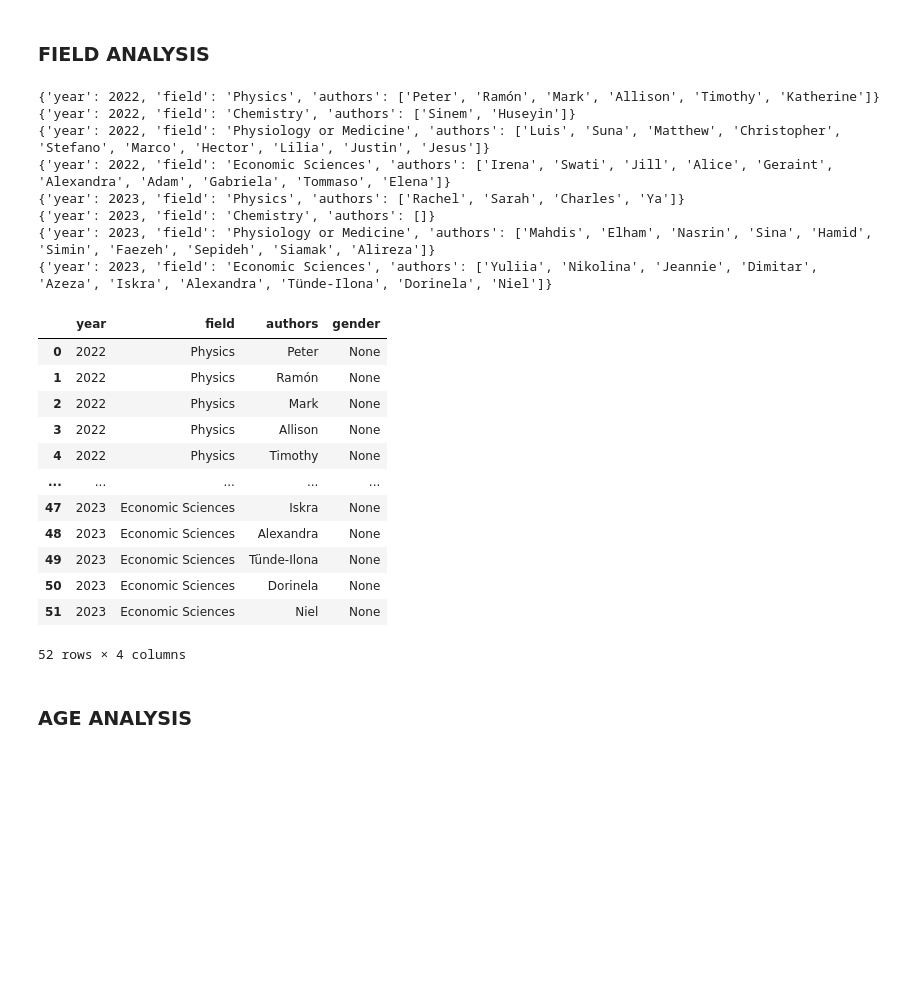
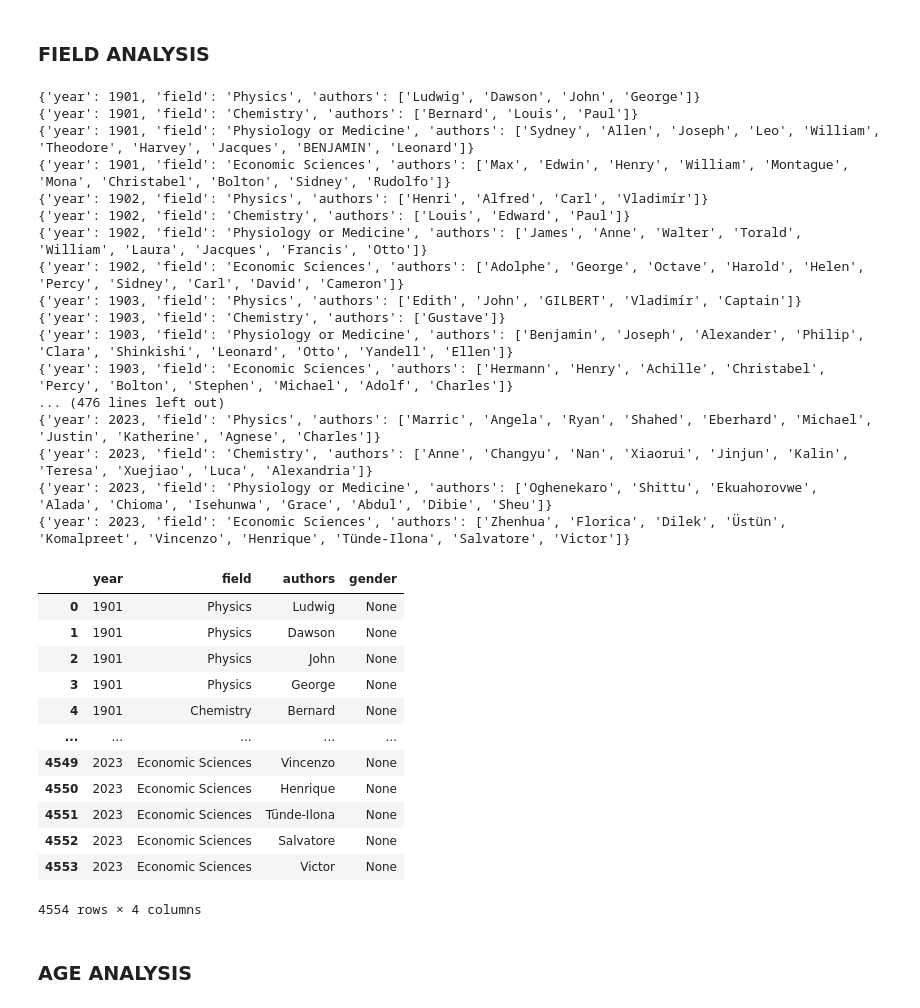
Before and after one commit to Bluceli168/IH-API-Project, a Jupyter notebook: main.ipynb, the cells around one changed output. Drawn from its saved outputs; the diff is of its cells as text; code cells hidden in the pictures; blank space fills up the shorter version.

```diff
--- a/main.ipynb
+++ b/main.ipynb
@@ -200,32 +103,41 @@ fig.show()
 # %% [markdown]
 ### FIELD ANALYSIS
 # %%
-names_df = get_all_names_df(gender_columns, 2022)
+names_df = get_all_names_df(gender_columns, 1901)
 names_df['gender'] = None
 display(names_df)
 names_df.to_csv('sources/names.csv', index=False)
 # %% [output]
-{'year': 2022, 'field': 'Physics', 'authors': ['Peter', 'Ramón', 'Mark', 'Allison', 'Timothy', 'Katherine']}
-{'year': 2022, 'field': 'Chemistry', 'authors': ['Sinem', 'Huseyin']}
-{'year': 2022, 'field': 'Physiology or Medicine', 'authors': ['Luis', 'Suna', 'Matthew', 'Christopher', 'Stefano', 'Marco', 'Hector', 'Lilia', 'Justin', 'Jesus']}
-{'year': 2022, 'field': 'Economic Sciences', 'authors': ['Irena', 'Swati', 'Jill', 'Alice', 'Geraint', 'Alexandra', 'Adam', 'Gabriela', 'Tommaso', 'Elena']}
-{'year': 2023, 'field': 'Physics', 'authors': ['Rachel', 'Sarah', 'Charles', 'Ya']}
-{'year': 2023, 'field': 'Chemistry', 'authors': []}
-{'year': 2023, 'field': 'Physiology or Medicine', 'authors': ['Mahdis', 'Elham', 'Nasrin', 'Sina', 'Hamid', 'Simin', 'Faezeh', 'Sepideh', 'Siamak', 'Alireza']}
-{'year': 2023, 'field': 'Economic Sciences', 'authors': ['Yuliia', 'Nikolina', 'Jeannie', 'Dimitar', 'Azeza', 'Iskra', 'Alexandra', 'Tünde-Ilona', 'Dorinela', 'Niel']}
+{'year': 1901, 'field': 'Physics', 'authors': ['Ludwig', 'Dawson', 'John', 'George']}
+{'year': 1901, 'field': 'Chemistry', 'authors': ['Bernard', 'Louis', 'Paul']}
+{'year': 1901, 'field': 'Physiology or Medicine', 'authors': ['Sydney', 'Allen', 'Joseph', 'Leo', 'William', 'Theodore', 'Harvey', 'Jacques', 'BENJAMIN', 'Leonard']}
+{'year': 1901, 'field': 'Economic Sciences', 'authors': ['Max', 'Edwin', 'Henry', 'William', 'Montague', 'Mona', 'Christabel', 'Bolton', 'Sidney', 'Rudolfo']}
+{'year': 1902, 'field': 'Physics', 'authors': ['Henri', 'Alfred', 'Carl', 'Vladimír']}
+{'year': 1902, 'field': 'Chemistry', 'authors': ['Louis', 'Edward', 'Paul']}
+{'year': 1902, 'field': 'Physiology or Medicine', 'authors': ['James', 'Anne', 'Walter', 'Torald', 'William', 'Laura', 'Jacques', 'Francis', 'Otto']}
+{'year': 1902, 'field': 'Economic Sciences', 'authors': ['Adolphe', 'George', 'Octave', 'Harold', 'Helen', 'Percy', 'Sidney', 'Carl', 'David', 'Cameron']}
+{'year': 1903, 'field': 'Physics', 'authors': ['Edith', 'John', 'GILBERT', 'Vladimír', 'Captain']}
+{'year': 1903, 'field': 'Chemistry', 'authors': ['Gustave']}
+{'year': 1903, 'field': 'Physiology or Medicine', 'authors': ['Benjamin', 'Joseph', 'Alexander', 'Philip', 'Clara', 'Shinkishi', 'Leonard', 'Otto', 'Yandell', 'Ellen']}
+{'year': 1903, 'field': 'Economic Sciences', 'authors': ['Hermann', 'Henry', 'Achille', 'Christabel', 'Percy', 'Bolton', 'Stephen', 'Michael', 'Adolf', 'Charles']}
+... (476 lines left out)
+{'year': 2023, 'field': 'Physics', 'authors': ['Marric', 'Angela', 'Ryan', 'Shahed', 'Eberhard', 'Michael', 'Justin', 'Katherine', 'Agnese', 'Charles']}
+{'year': 2023, 'field': 'Chemistry', 'authors': ['Anne', 'Changyu', 'Nan', 'Xiaorui', 'Jinjun', 'Kalin', 'Teresa', 'Xuejiao', 'Luca', 'Alexandria']}
+{'year': 2023, 'field': 'Physiology or Medicine', 'authors': ['Oghenekaro', 'Shittu', 'Ekuahorovwe', 'Alada', 'Chioma', 'Isehunwa', 'Grace', 'Abdul', 'Dibie', 'Sheu']}
+{'year': 2023, 'field': 'Economic Sciences', 'authors': ['Zhenhua', 'Florica', 'Dilek', 'Üstün', 'Komalpreet', 'Vincenzo', 'Henrique', 'Tünde-Ilona', 'Salvatore', 'Victor']}
 |  | year | field | authors | gender |
-| 0 | 2022 | Physics | Peter | None |
-| 1 | 2022 | Physics | Ramón | None |
-| 2 | 2022 | Physics | Mark | None |
-| 3 | 2022 | Physics | Allison | None |
-| 4 | 2022 | Physics | Timothy | None |
+| 0 | 1901 | Physics | Ludwig | None |
+| 1 | 1901 | Physics | Dawson | None |
+| 2 | 1901 | Physics | John | None |
+| 3 | 1901 | Physics | George | None |
+| 4 | 1901 | Chemistry | Bernard | None |
 | ... | ... | ... | ... | ... |
-| 47 | 2023 | Economic Sciences | Iskra | None |
-| 48 | 2023 | Economic Sciences | Alexandra | None |
-| 49 | 2023 | Economic Sciences | Tünde-Ilona | None |
-| 50 | 2023 | Economic Sciences | Dorinela | None |
-| 51 | 2023 | Economic Sciences | Niel | None |
+| 4549 | 2023 | Economic Sciences | Vincenzo | None |
+| 4550 | 2023 | Economic Sciences | Henrique | None |
+| 4551 | 2023 | Economic Sciences | Tünde-Ilona | None |
+| 4552 | 2023 | Economic Sciences | Salvatore | None |
+| 4553 | 2023 | Economic Sciences | Victor | None |
-52 rows × 4 columns
+4554 rows × 4 columns
 # %% [markdown]
 ### AGE ANALYSIS
 # %%
```
Also changed, not shown: parts of 7 cells of this notebook, 3 other files.
